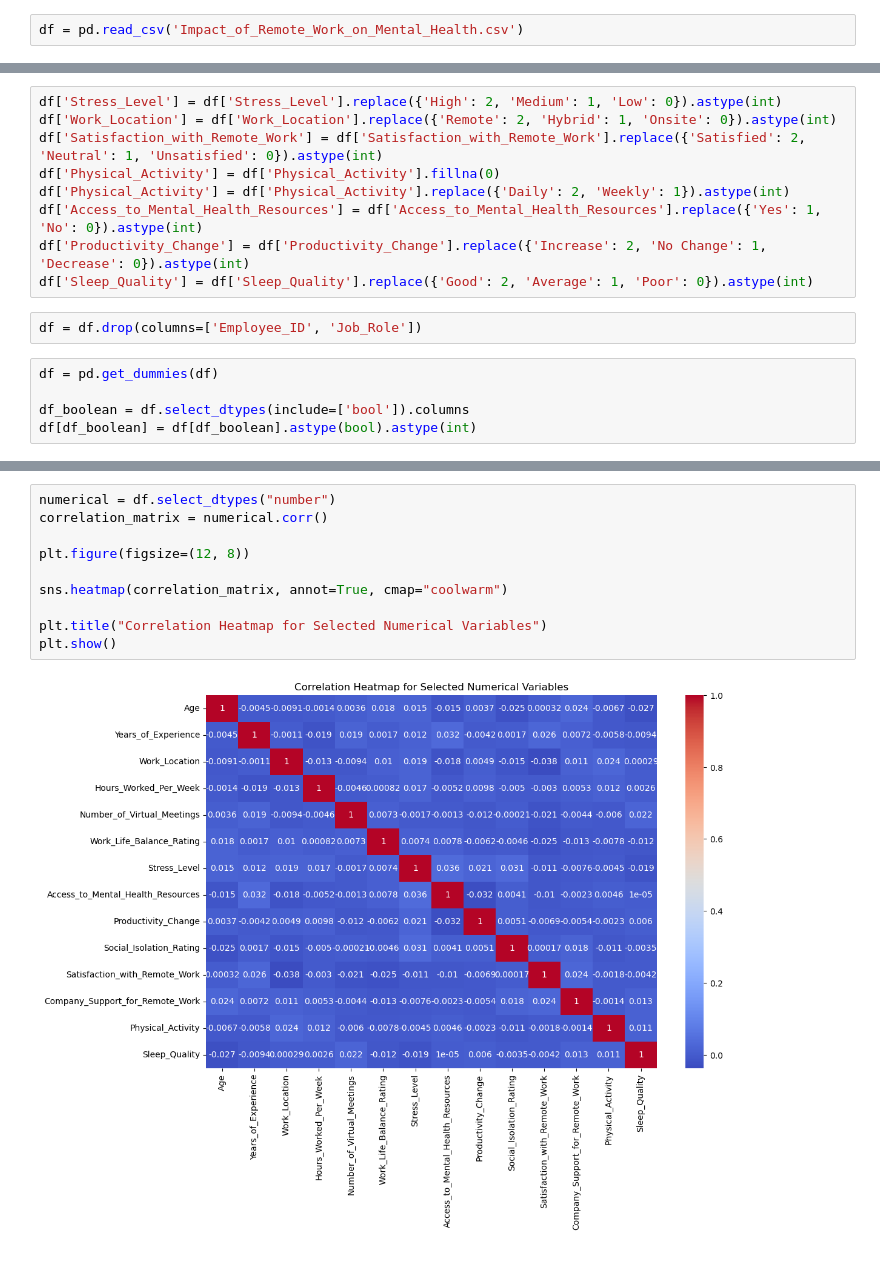
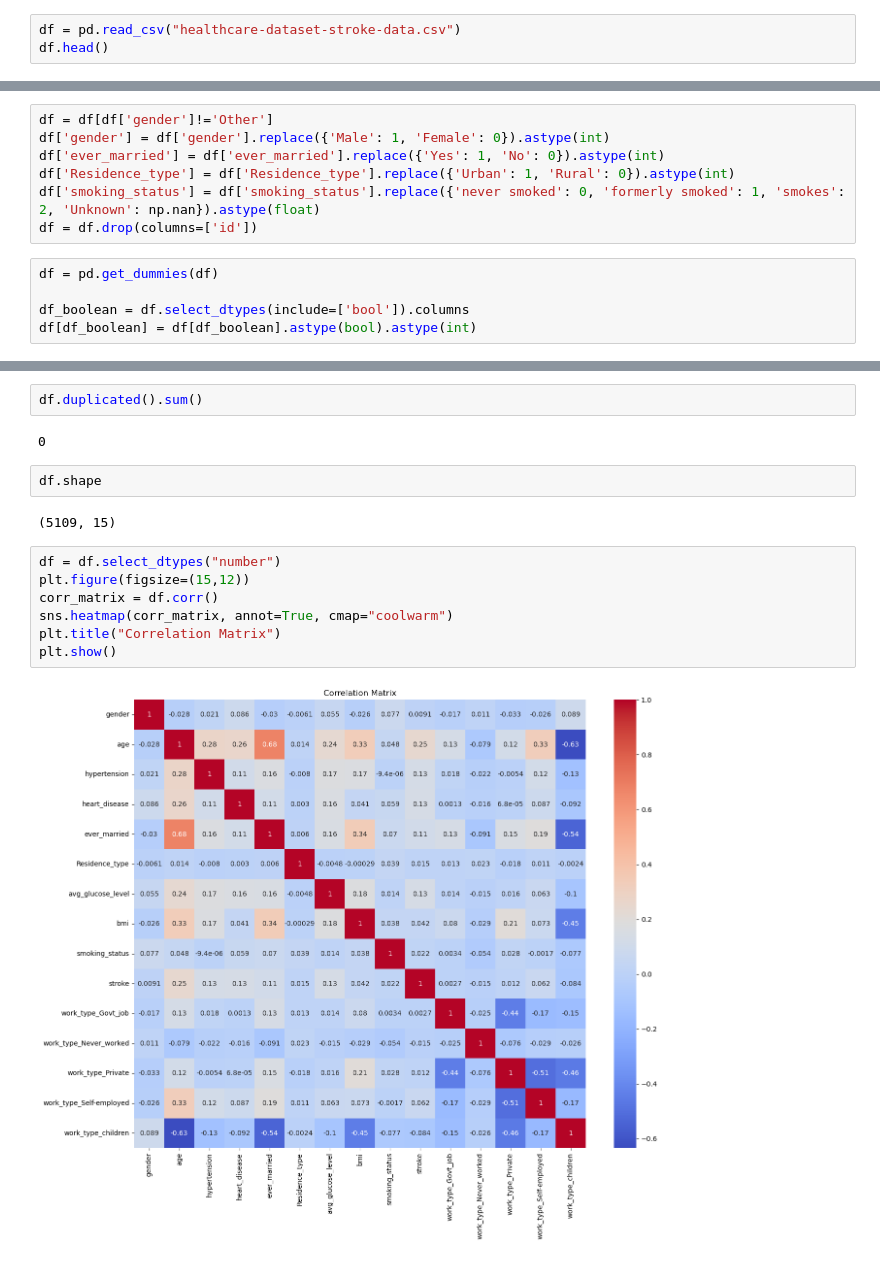
Before and after one commit to lidiamayor/MachineLearning-project, a Jupyter notebook: notebook.ipynb, the cells around one changed output, grey strips where cells are left out. Cells and saved outputs as stored; diff of their text form.

```diff
--- a/notebook.ipynb
+++ b/notebook.ipynb
@@ -5,2 +8,3 @@ import seaborn as sns
 # %%
-df = pd.read_csv('Impact_of_Remote_Work_on_Mental_Health.csv')
+df = pd.read_csv("healthcare-dataset-stroke-data.csv")
+df.head()
@@ -49,14 +52,10 @@ data.head()
-# %%
-df['Stress_Level'] = df['Stress_Level'].replace({'High': 2, 'Medium': 1, 'Low': 0}).astype(int)
-df['Work_Location'] = df['Work_Location'].replace({'Remote': 2, 'Hybrid': 1, 'Onsite': 0}).astype(int)
-df['Satisfaction_with_Remote_Work'] = df['Satisfaction_with_Remote_Work'].replace({'Satisfied': 2, 'Neutral': 1, 'Unsatisfied': 0}).astype(int)
-df['Physical_Activity'] = df['Physical_Activity'].fillna(0)
-df['Physical_Activity'] = df['Physical_Activity'].replace({'Daily': 2, 'Weekly': 1}).astype(int)
-df['Access_to_Mental_Health_Resources'] = df['Access_to_Mental_Health_Resources'].replace({'Yes': 1, 'No': 0}).astype(int)
-df['Productivity_Change'] = df['Productivity_Change'].replace({'Increase': 2, 'No Change': 1, 'Decrease': 0}).astype(int)
-df['Sleep_Quality'] = df['Sleep_Quality'].replace({'Good': 2, 'Average': 1, 'Poor': 0}).astype(int)
-# %%
-df = df.drop(columns=['Employee_ID', 'Job_Role'])
+# %%
+df = df[df['gender']!='Other']
+df['gender'] = df['gender'].replace({'Male': 1, 'Female': 0}).astype(int)
+df['ever_married'] = df['ever_married'].replace({'Yes': 1, 'No': 0}).astype(int)
+df['Residence_type'] = df['Residence_type'].replace({'Urban': 1, 'Rural': 0}).astype(int)
+df['smoking_status'] = df['smoking_status'].replace({'never smoked': 0, 'formerly smoked': 1, 'smokes': 2, 'Unknown': np.nan}).astype(float)
+df = df.drop(columns=['id'])
 # %%
 df = pd.get_dummies(df)
 
@@ -65,12 +83,17 @@ df[df_boolean] = df[df_boolean].astype(bool).astype(int)
+# %%
+df.duplicated().sum()
+# %% [output]
+0
+# %%
+df.shape
+# %% [output]
+(5109, 15)
 # %%
-numerical = df.select_dtypes("number")
-correlation_matrix = numerical.corr()
-
-plt.figure(figsize=(12, 8))
-
-sns.heatmap(correlation_matrix, annot=True, cmap="coolwarm")
-
-plt.title("Correlation Heatmap for Selected Numerical Variables")
+df = df.select_dtypes("number")
+plt.figure(figsize=(15,12))
+corr_matrix = df.corr()
+sns.heatmap(corr_matrix, annot=True, cmap="coolwarm")
+plt.title("Correlation Matrix")
 plt.show()
 # %% [output]
-[figure, old version]
+[figure, new version]
```
Also changed, not shown: parts of 20 cells of this notebook, 2 other files.
